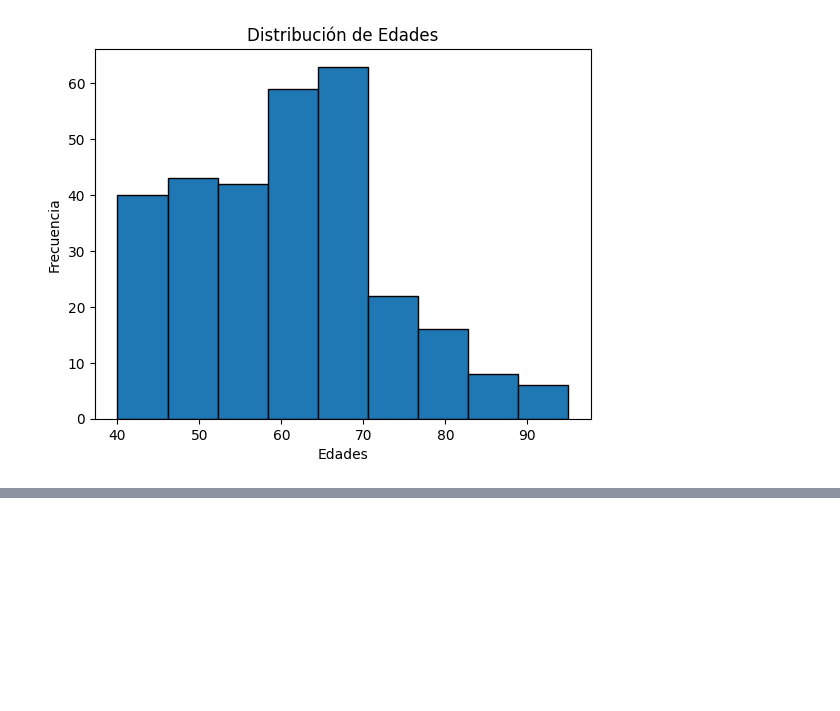
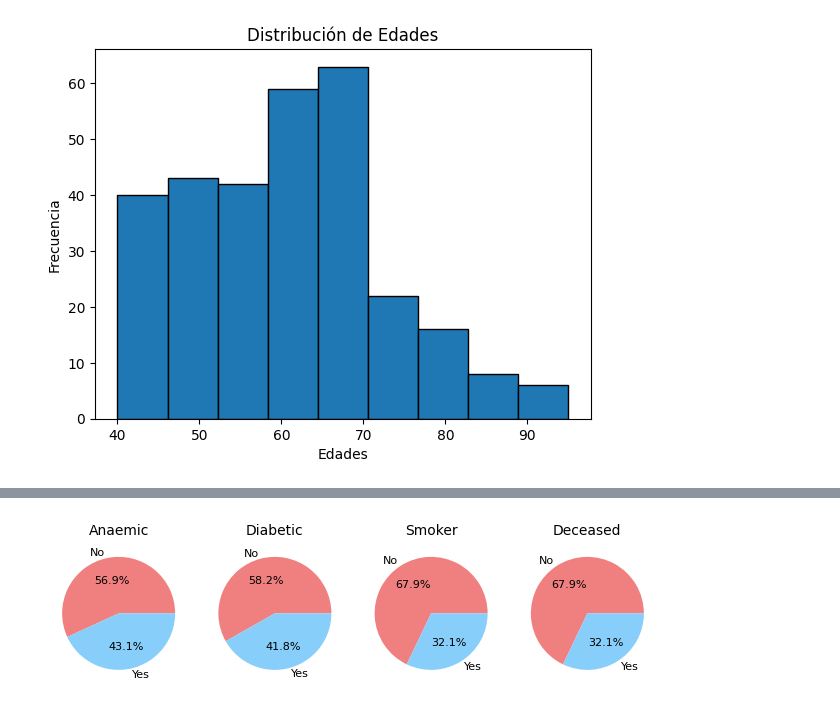
Before and after one commit to jpaezg93/Case-Study-Cardiac-Risks, a Jupyter notebook: graphs.ipynb, the cells around one changed output, grey strips where cells are left out. Saved outputs shown, nothing was run; the diff lists cells and outputs as text; code cells hidden in the pictures; blank space fills up the shorter version.

Commit message:
Adding pie charts

```diff
--- a/graphs.ipynb
+++ b/graphs.ipynb
@@ -46,3 +47,20 @@ Text(0, 0.5, 'Counts')
+# %%
+labels = ['No','Yes']
+colors = ['lightcoral', 'lightskyblue']
+fig, axs = plt.subplots(1, 4)
+axs[0].pie(df1['anaemic'].value_counts(), labels= labels, colors= colors, autopct='%1.1f%%', textprops={'fontsize': 8})
+axs[0].set_title('Anaemic', fontsize= 10)
+axs[1].pie(df1['diabetic'].value_counts(), labels= labels, colors= colors, autopct='%1.1f%%', textprops={'fontsize': 8})
+axs[1].set_title('Diabetic', fontsize= 10)
+axs[2].pie(df1['smoker'].value_counts(), labels= labels, colors= colors, autopct='%1.1f%%', textprops={'fontsize': 8})
+axs[2].set_title('Smoker', fontsize= 10)
+axs[3].pie(df1['deceased'].value_counts(), labels= labels, colors= colors, autopct='%1.1f%%', textprops={'fontsize': 8})
+axs[3].set_title('Deceased', fontsize= 10)
+
+plt.tight_layout()
+plt.show()
+# %% [output]
+[figure, added]
 # %%
 df_g = df.drop(columns=['age', 'DEATH_EVENT', 'AgeRange'])
 df_g = df_g.values
```
Also changed, not shown: parts of 2 cells of this notebook.
